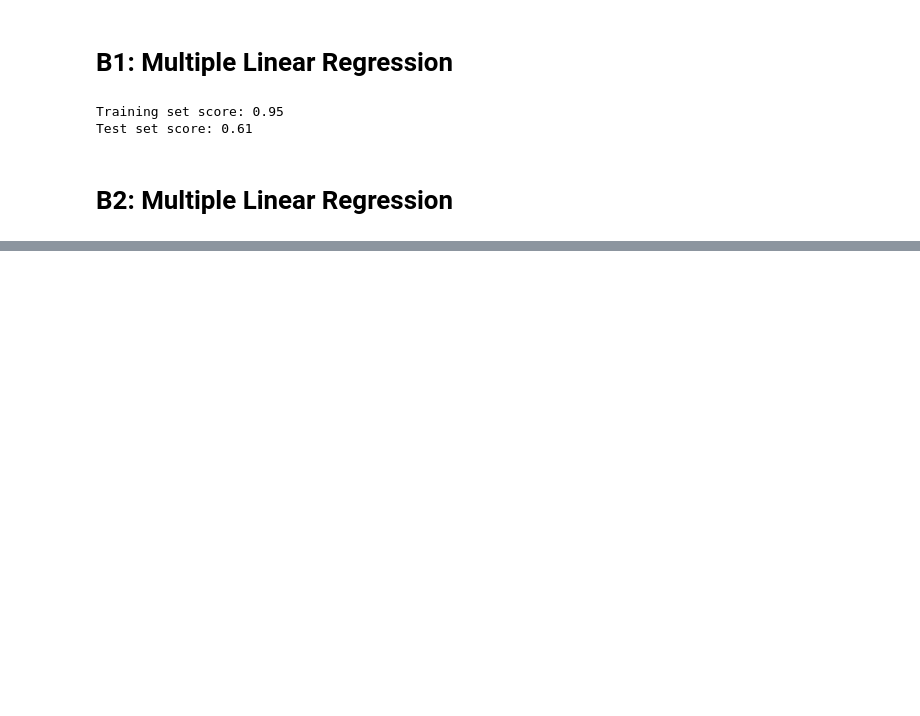
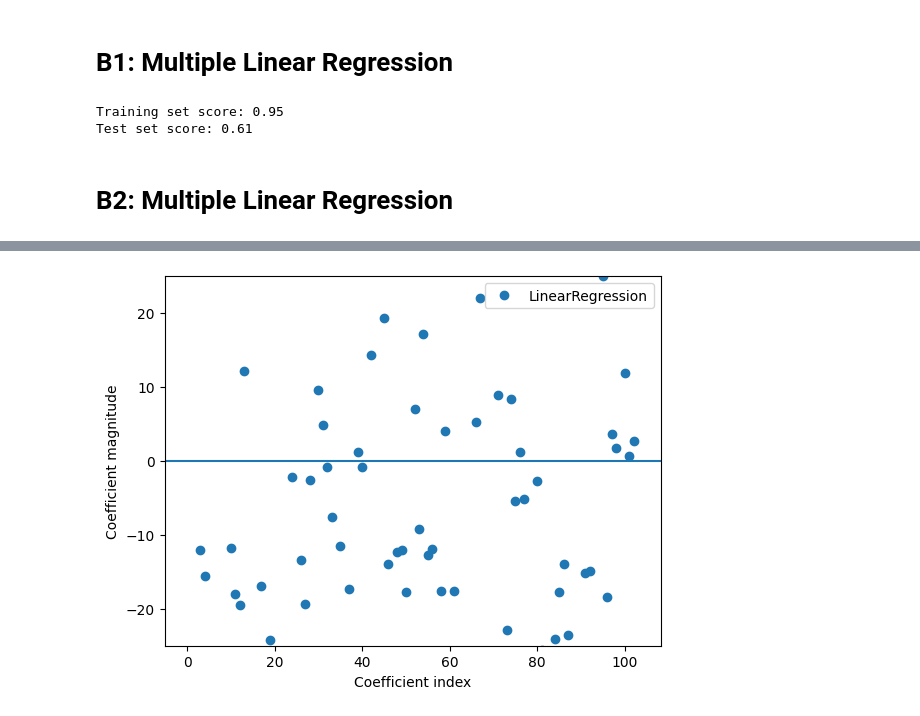
Before and after one commit to yacineramdani/linear_regression_tutorial, a Jupyter notebook: LR_tutorial.ipynb, the cells around one changed output, grey strips where cells are left out. Cells and saved outputs as stored; diff of their text form; code cells hidden in the pictures; blank space fills up the shorter version.

```diff
--- a/LR_tutorial.ipynb
+++ b/LR_tutorial.ipynb
@@ -95,0 +150,12 @@ Test set score: 0.61
+# %%
+plt.plot(lr.coef_, 'o', label="LinearRegression")
+plt.xlabel("Coefficient index")
+plt.ylabel("Coefficient magnitude")
+xlims = plt.xlim()
+plt.hlines(0, xlims[0], xlims[1])
+plt.xlim(xlims)
+plt.ylim(-25, 25)
+plt.legend()
+plt.show()
+# %% [output]
+[figure, added]
```
Also changed, not shown: parts of 10 cells of this notebook.
